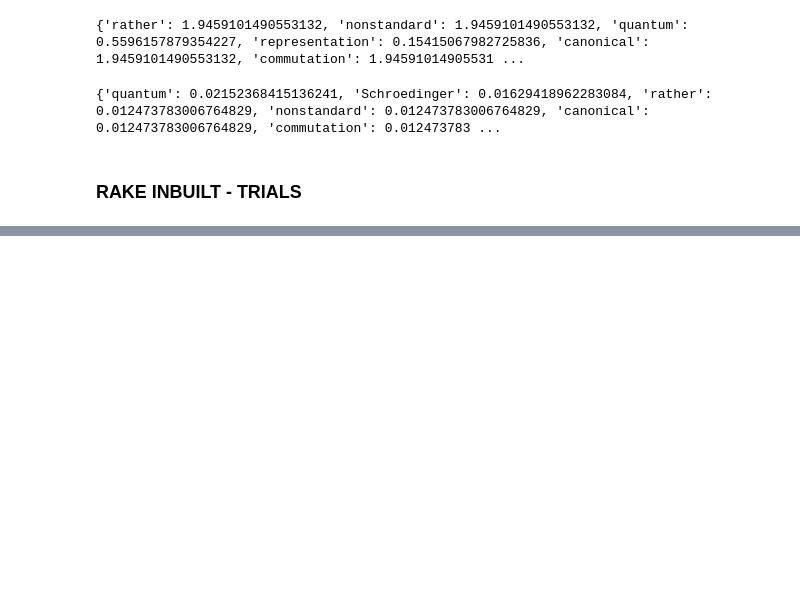
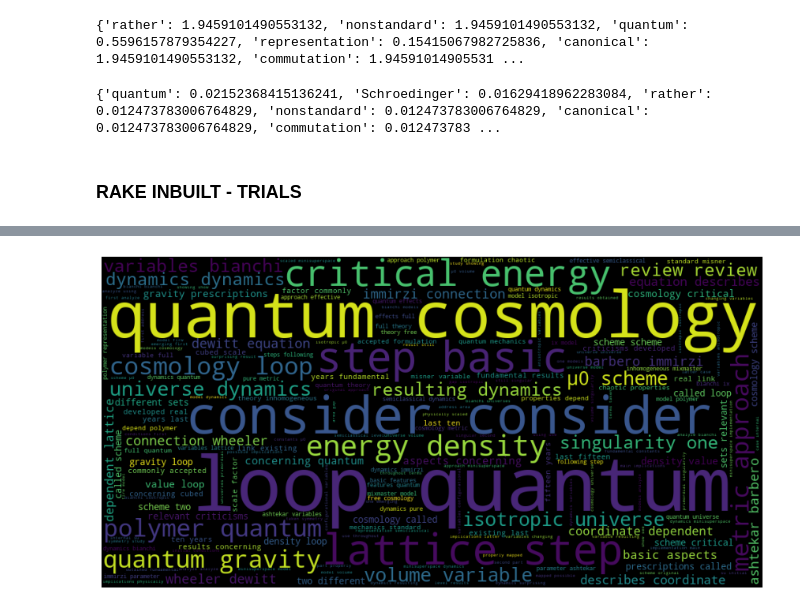
Before and after one commit to ananya2712/Research-Paper-Impact-Analysis, a Jupyter notebook: Impact_Analysis.ipynb, the cells around one changed output, grey strips where cells are left out. Cells and saved outputs as stored; diff of their text form; code cells hidden in the pictures; blank space fills up the shorter version.

```diff
--- a/Impact_Analysis.ipynb
+++ b/Impact_Analysis.ipynb
@@ -519,0 +533,23 @@ plt.close()
+# %%
+#keywords for all citing papers
+def keyw(paper)-> None:
+  cits = paper['citations']
+  #print(cits)
+  dois = []
+  for i in cits:
+    dois.append(i.get('doi'))
+  #print(dois)
+  res = [i for i in dois if i]
+  #print(res)
+  keyw1 = []
+  for doi in dois:
+    #pap = sch.paper(res[1])
+    #print(pap['abstract'])
+    r.extract_keywords_from_text(pap['abstract'])
+    keyw2 = r.get_ranked_phrases()
+    keyw1.extend(keyw2)
+  #print(keyw1)
+  wrdcld(keyw1)
+keyw(paper)
+# %% [output]
+[figure, added]
```
Also changed, not shown: parts of 11 cells of this notebook.
